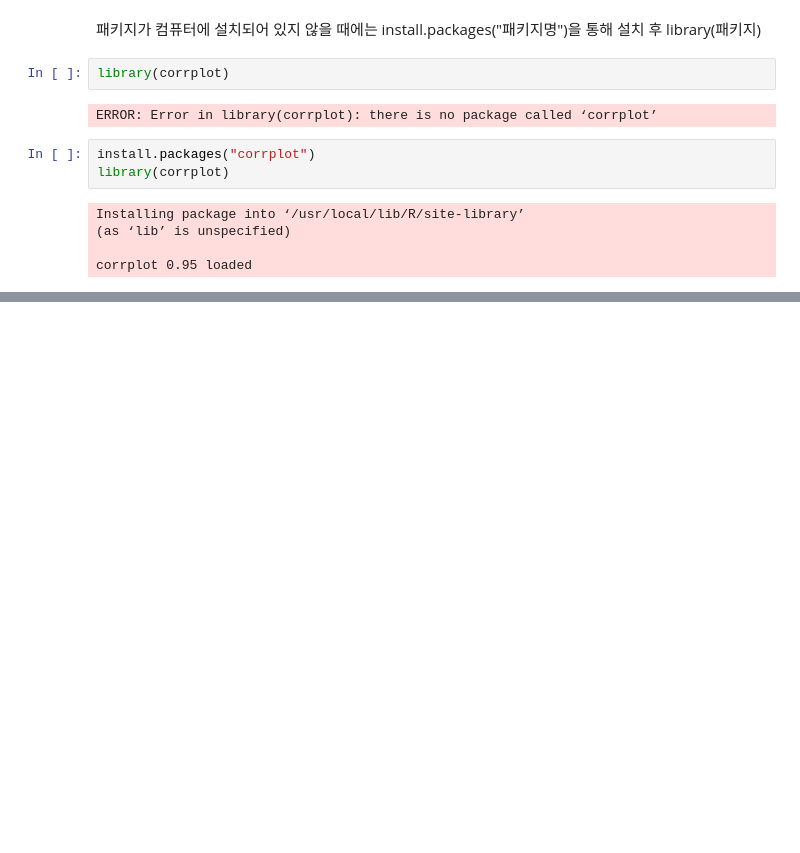
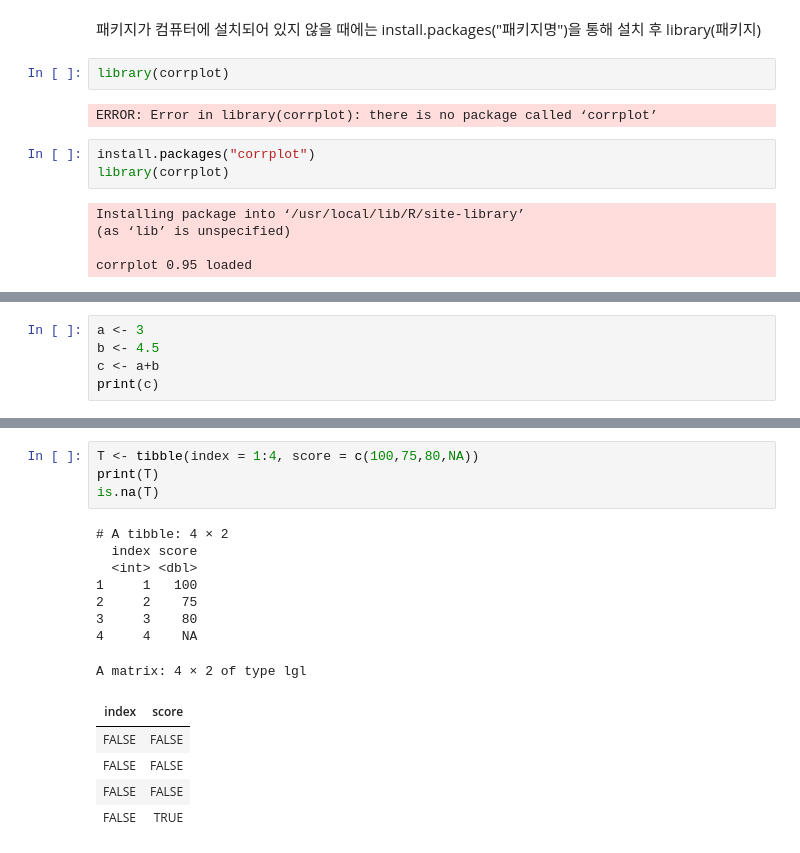
Before and after one commit to tarutear/2025-1, a Jupyter notebook: Introduction_to_R.ipynb, the cells around one changed output, grey strips where cells are left out. Cells and saved outputs as stored; diff of their text form; blank space fills up the shorter version.

```diff
--- a/Introduction_to_R.ipynb
+++ b/Introduction_to_R.ipynb
@@ -43,0 +74,5 @@ corrplot 0.95 loaded
+# %%
+a <- 3
+b <- 4.5
+c <- a+b
+print(c)
@@ -43,0 +93,18 @@ corrplot 0.95 loaded
+# %%
+T <- tibble(index = 1:4, score = c(100,75,80,NA))
+print(T)
+is.na(T)
+# %% [output]
+# A tibble: 4 × 2
+  index score
+  <int> <dbl>
+1     1   100
+2     2    75
+3     3    80
+4     4    NA
+A matrix: 4 × 2 of type lgl
+| index | score |
+| FALSE | FALSE |
+| FALSE | FALSE |
+| FALSE | FALSE |
+| FALSE | TRUE |
```
Also changed, not shown: parts of 8 cells of this notebook.
